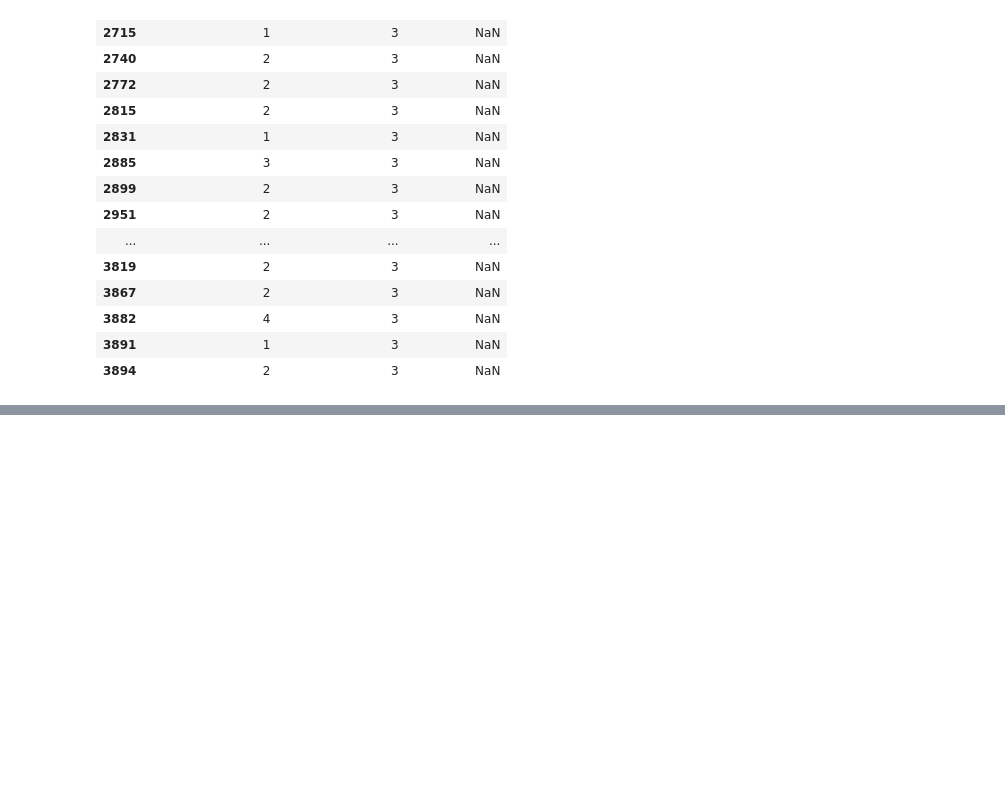
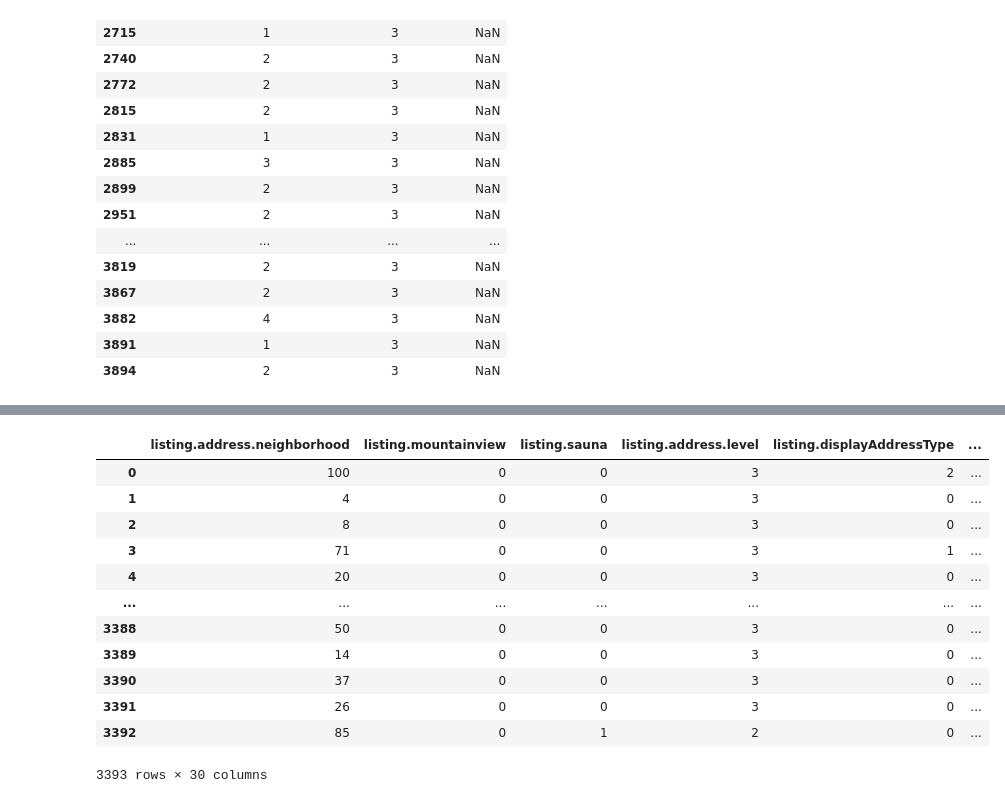
Before and after one commit to caiocmb7/MachineLearning-DS, a Jupyter notebook: ICD/Trabalho1/project.ipynb, the cells around one changed output, grey strips where cells are left out. Saved outputs shown, nothing was run; the diff lists cells and outputs as text; code cells hidden in the pictures; blank space fills up the shorter version.

```diff
--- a/ICD/Trabalho1/project.ipynb
+++ b/ICD/Trabalho1/project.ipynb
@@ -437,0 +828,21 @@ df.head(1)
+# %%
+le = LabelEncoder()
+
+for categorical in cat_columns:
+    df[categorical] = le.fit_transform(df[categorical])
+# %%
+df[cat_columns]
+# %% [output]
+|  | listing.address.neighborhood | listing.mountainview | listing.sauna | listing.address.level | listing.displayAddressType | ... |
+| 0 | 100 | 0 | 0 | 3 | 2 | ... |
+| 1 | 4 | 0 | 0 | 3 | 0 | ... |
+| 2 | 8 | 0 | 0 | 3 | 0 | ... |
+| 3 | 71 | 0 | 0 | 3 | 1 | ... |
+| 4 | 20 | 0 | 0 | 3 | 0 | ... |
+| ... | ... | ... | ... | ... | ... | ... |
+| 3388 | 50 | 0 | 0 | 3 | 0 | ... |
+| 3389 | 14 | 0 | 0 | 3 | 0 | ... |
+| 3390 | 37 | 0 | 0 | 3 | 0 | ... |
+| 3391 | 26 | 0 | 0 | 3 | 0 | ... |
+| 3392 | 85 | 0 | 1 | 2 | 0 | ... |
+3393 rows × 30 columns
```
Also changed, not shown: parts of 47 cells of this notebook.
